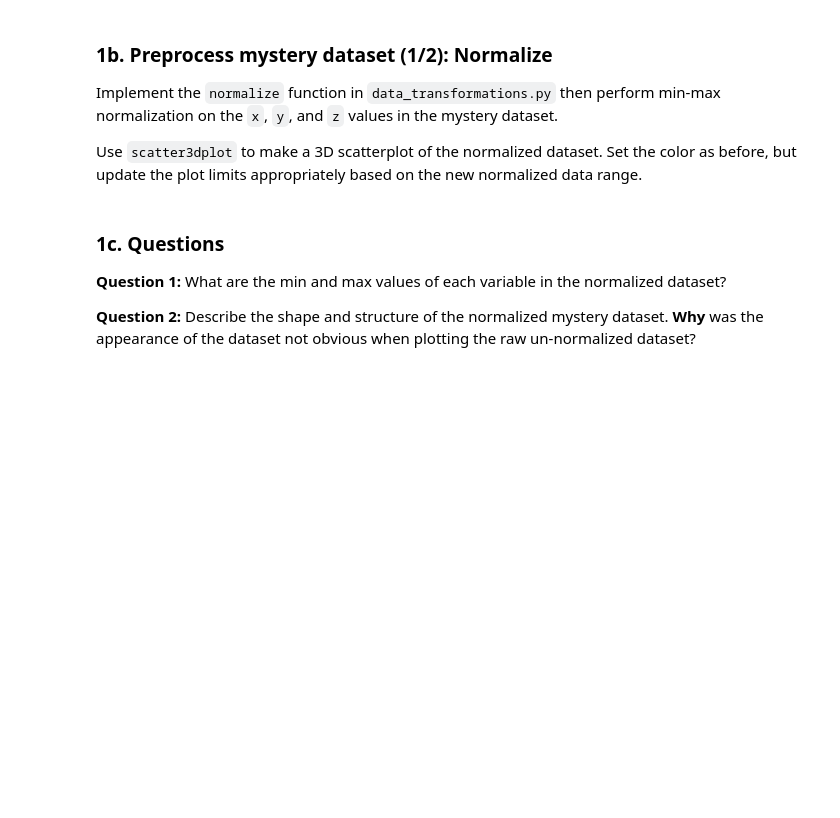
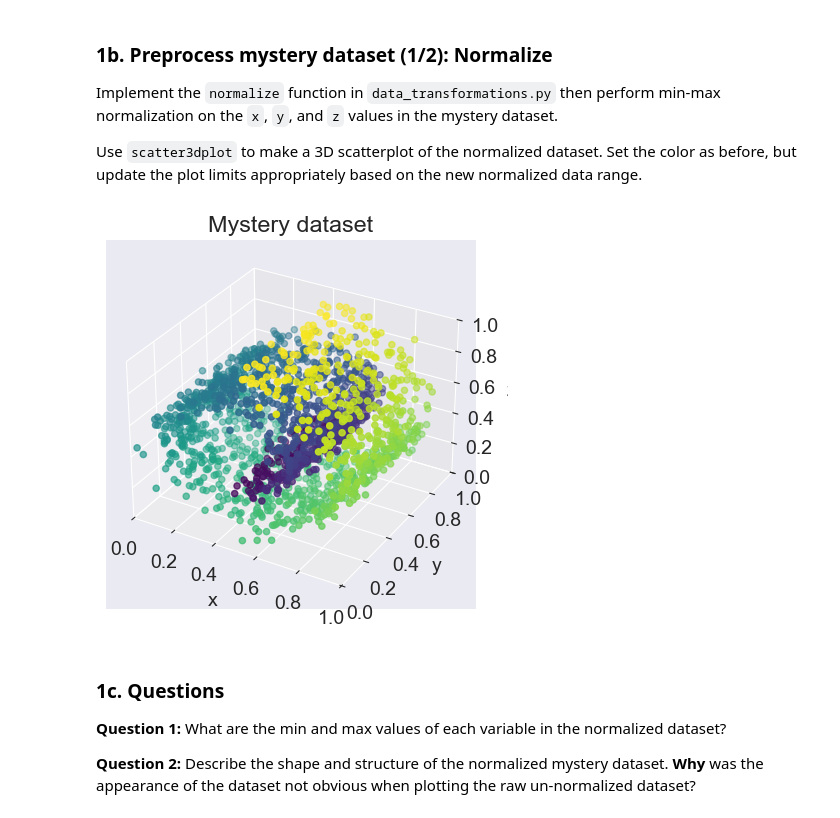
Before and after one commit to francisohara24/CS251, a Jupyter notebook: project_4/data_transformations.ipynb, the cells around one changed output. Drawn from its saved outputs; the diff is of its cells as text; code cells hidden in the pictures; blank space fills up the shorter version.

```diff
--- a/project_4/data_transformations.ipynb
+++ b/project_4/data_transformations.ipynb
@@ -60,6 +90,11 @@ Implement the `normalize` function in `data_transformations.py` then perform min
 Use `scatter3dplot` to make a 3D scatterplot of the normalized dataset. Set the color as before, but update the plot limits appropriately based on the new normalized data range.
 
 <!-- In **two lines of code** below, print out the mins and maxes of **each variable** and verify that the data variables are normalized as expected. As above, you should print two length-3 ndarrays — the min and max of each variable (x, y, z) -->
+# %%
+mystery_arr = normalize(mystery_arr)
+scatter3dplot(mystery_arr, mystery_df["color"])
+# %% [output]
+[figure, added]
 # %% [markdown]
 ### 1c. Questions
 
```
Also changed, not shown: parts of 17 cells of this notebook, 3 other files.
